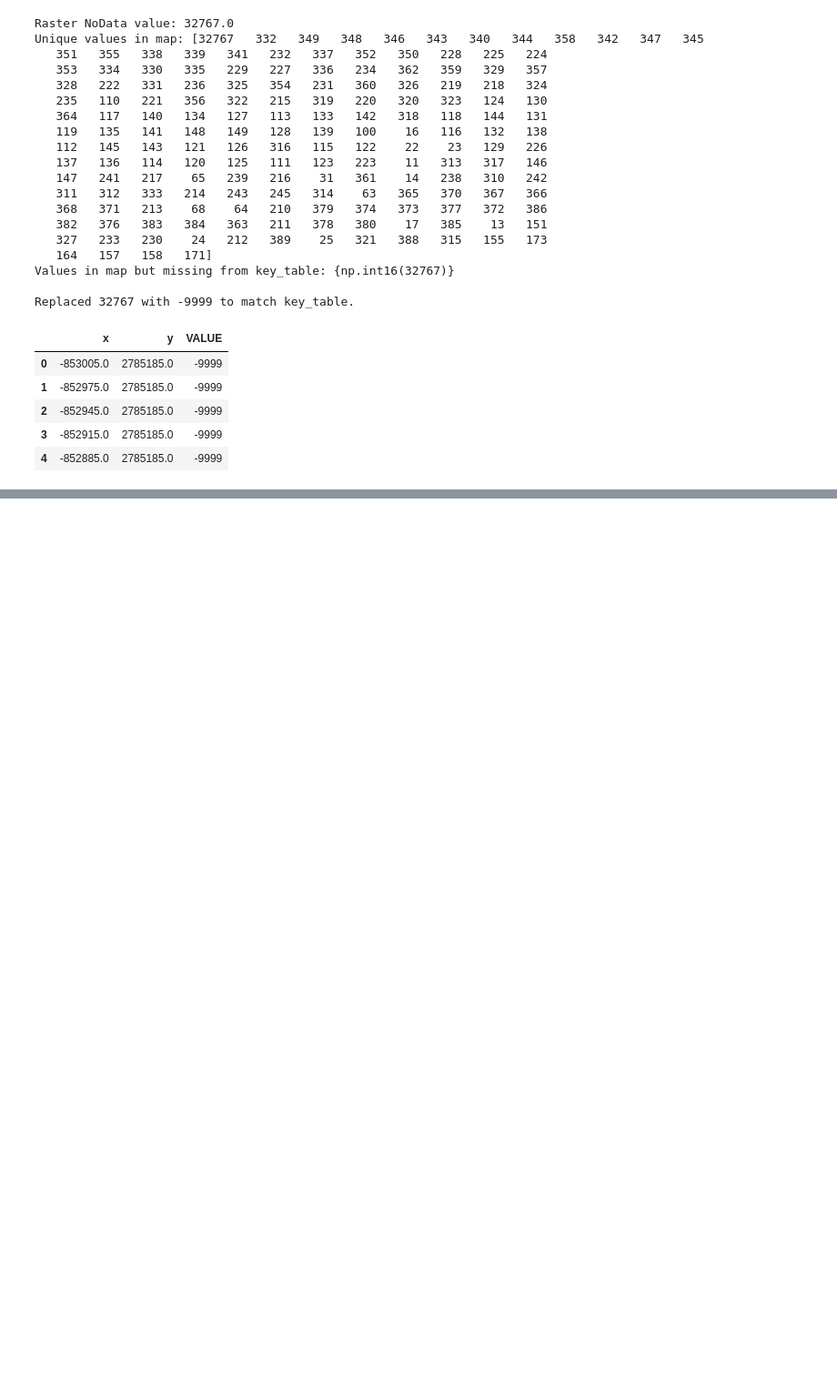
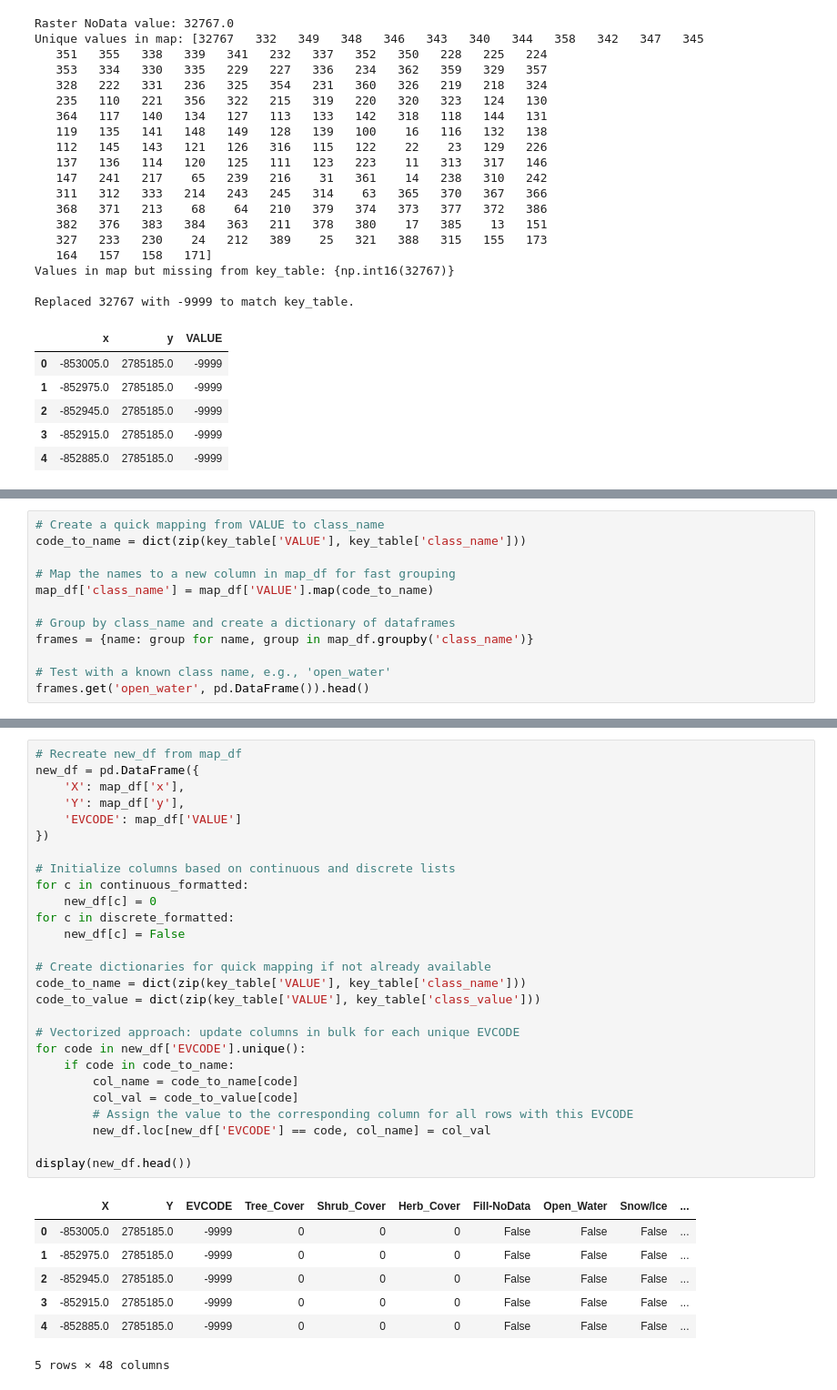
Before and after one commit to a-taylor1/DATA450_Team5, a Jupyter notebook: datamining_project2.ipynb, the cells around one changed output, grey strips where cells are left out. Shown at 91% size. Cells and saved outputs as stored; diff of their text form; blank space fills up the shorter version.

Commit message:
Created wide dataframe

```diff
--- a/datamining_project2.ipynb
+++ b/datamining_project2.ipynb
@@ -307,0 +193,12 @@ dtype: object
+# %%
+# Create a quick mapping from VALUE to class_name
+code_to_name = dict(zip(key_table['VALUE'], key_table['class_name']))
+
+# Map the names to a new column in map_df for fast grouping
+map_df['class_name'] = map_df['VALUE'].map(code_to_name)
+
+# Group by class_name and create a dictionary of dataframes
+frames = {name: group for name, group in map_df.groupby('class_name')}
+
+# Test with a known class name, e.g., 'open_water'
+frames.get('open_water', pd.DataFrame()).head()
@@ -307,0 +212,35 @@ dtype: object
+# %%
+# Recreate new_df from map_df
+new_df = pd.DataFrame({
+    'X': map_df['x'],
+    'Y': map_df['y'],
+    'EVCODE': map_df['VALUE']
+})
+
+# Initialize columns based on continuous and discrete lists
+for c in continuous_formatted:
+    new_df[c] = 0
+for c in discrete_formatted:
+    new_df[c] = False
+
+# Create dictionaries for quick mapping if not already available
+code_to_name = dict(zip(key_table['VALUE'], key_table['class_name']))
+code_to_value = dict(zip(key_table['VALUE'], key_table['class_value']))
+
+# Vectorized approach: update columns in bulk for each unique EVCODE
+for code in new_df['EVCODE'].unique():
+    if code in code_to_name:
+        col_name = code_to_name[code]
+        col_val = code_to_value[code]
+        # Assign the value to the corresponding column for all rows with this EVCODE
+        new_df.loc[new_df['EVCODE'] == code, col_name] = col_val
+
+display(new_df.head())
+# %% [output]
+|  | X | Y | EVCODE | Tree_Cover | Shrub_Cover | Herb_Cover | Fill-NoData | Open_Water | Snow/Ice | ... |
+| 0 | -853005.0 | 2785185.0 | -9999 | 0 | 0 | 0 | False | False | False | ... |
+| 1 | -852975.0 | 2785185.0 | -9999 | 0 | 0 | 0 | False | False | False | ... |
+| 2 | -852945.0 | 2785185.0 | -9999 | 0 | 0 | 0 | False | False | False | ... |
+| 3 | -852915.0 | 2785185.0 | -9999 | 0 | 0 | 0 | False | False | False | ... |
+| 4 | -852885.0 | 2785185.0 | -9999 | 0 | 0 | 0 | False | False | False | ... |
+5 rows × 48 columns
```
Also changed, not shown: parts of 7 cells of this notebook.
